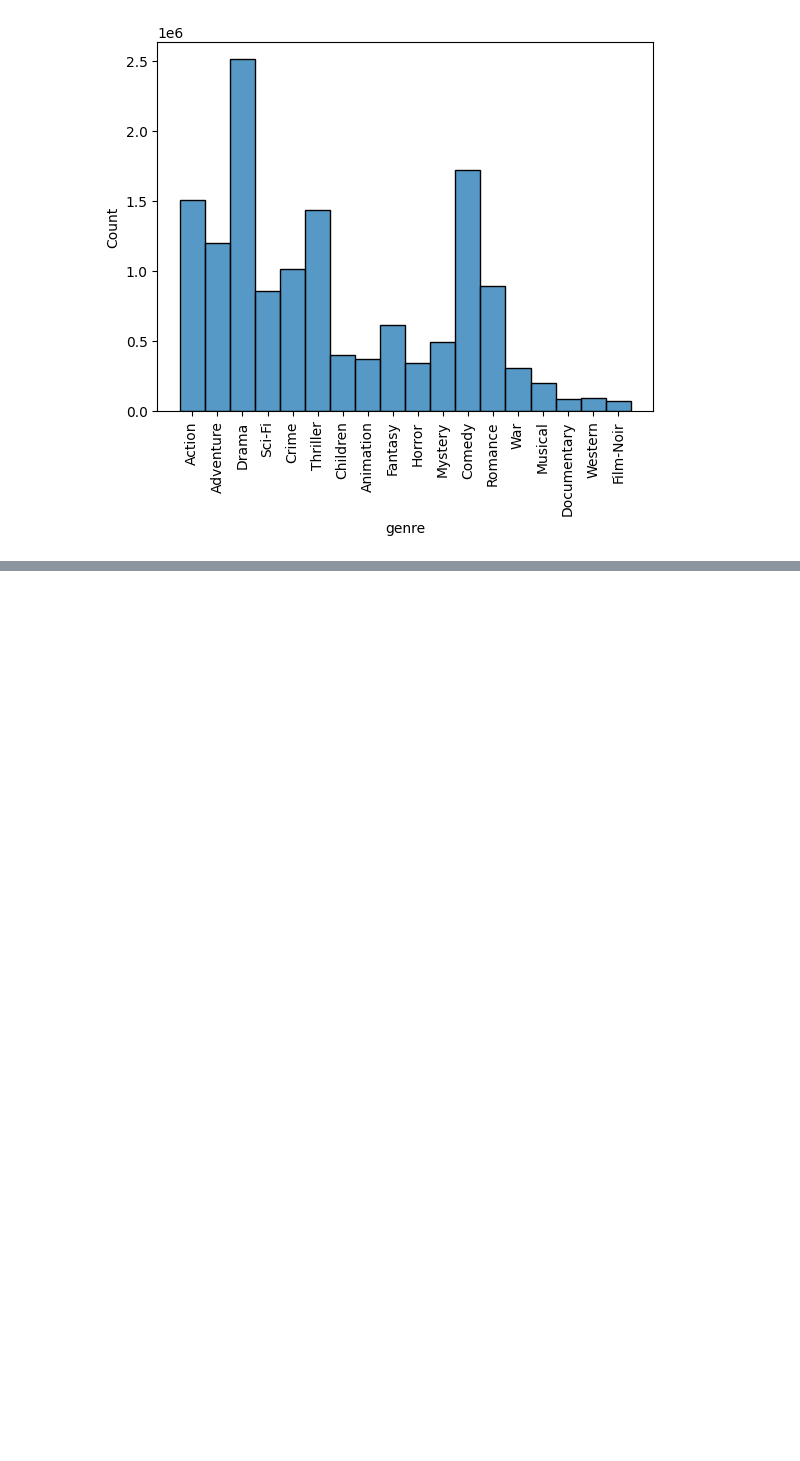
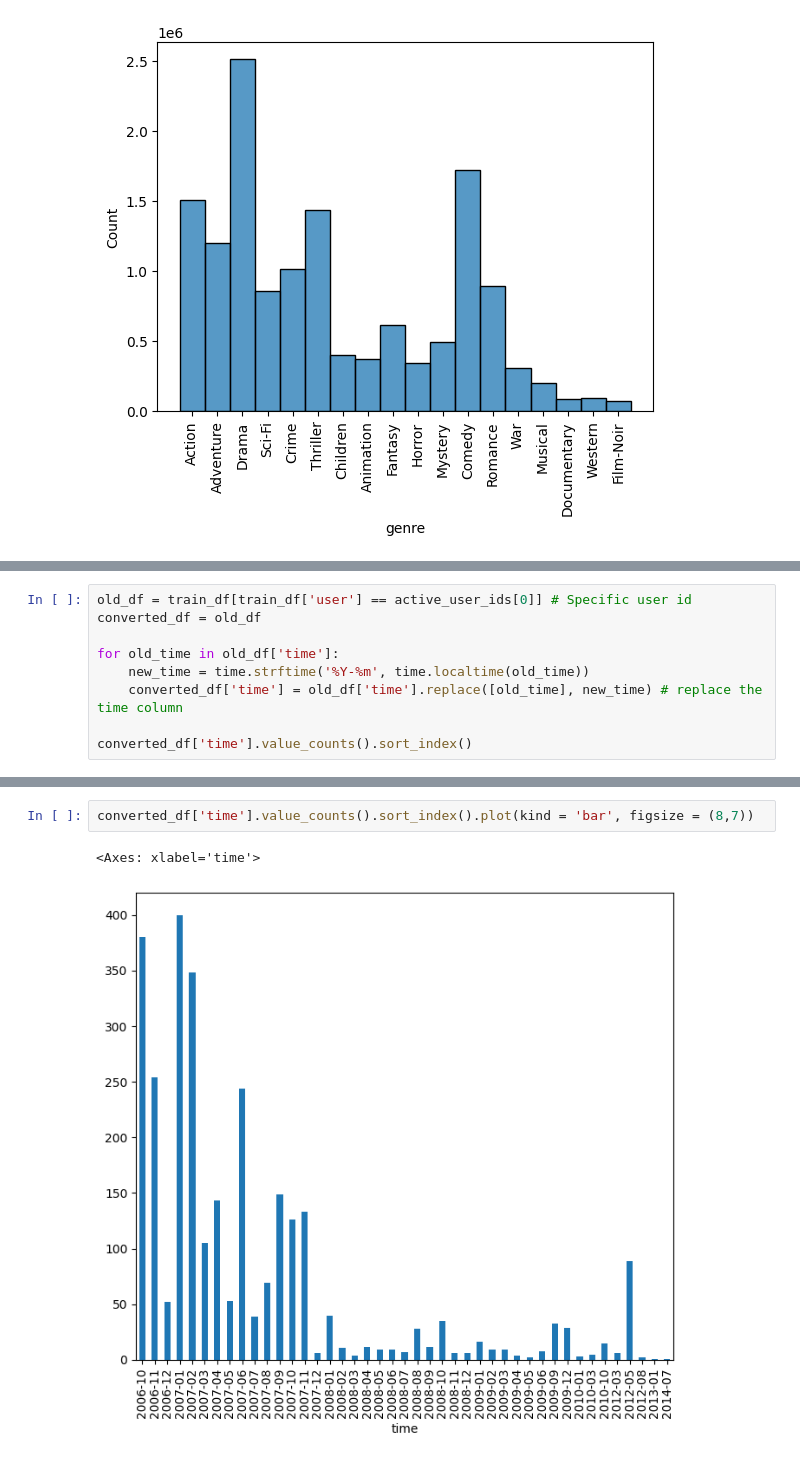
Before and after one commit to boostcampaitech7/level2-recsys-movierecommendation-recsys-08-lv3, a Jupyter notebook: src/analysis/EDA_Seunghun_1.ipynb, the cells around one changed output, grey strips where cells are left out. Saved outputs shown, nothing was run; the diff lists cells and outputs as text; blank space fills up the shorter version.

```diff
--- a/src/analysis/EDA_Seunghun_1.ipynb
+++ b/src/analysis/EDA_Seunghun_1.ipynb
@@ -354,0 +459,9 @@ plt.show()
+# %%
+old_df = train_df[train_df['user'] == active_user_ids[0]] # Specific user id
+converted_df = old_df
+
+for old_time in old_df['time']:
+    new_time = time.strftime('%Y-%m', time.localtime(old_time))
+    converted_df['time'] = old_df['time'].replace([old_time], new_time) # replace the time column
+
+converted_df['time'].value_counts().sort_index()
@@ -354,0 +491,5 @@ plt.show()
+# %%
+converted_df['time'].value_counts().sort_index().plot(kind = 'bar', figsize = (8,7))
+# %% [output]
+<Axes: xlabel='time'>
+[figure, added]
```
Also changed, not shown: parts of 18 cells of this notebook.
